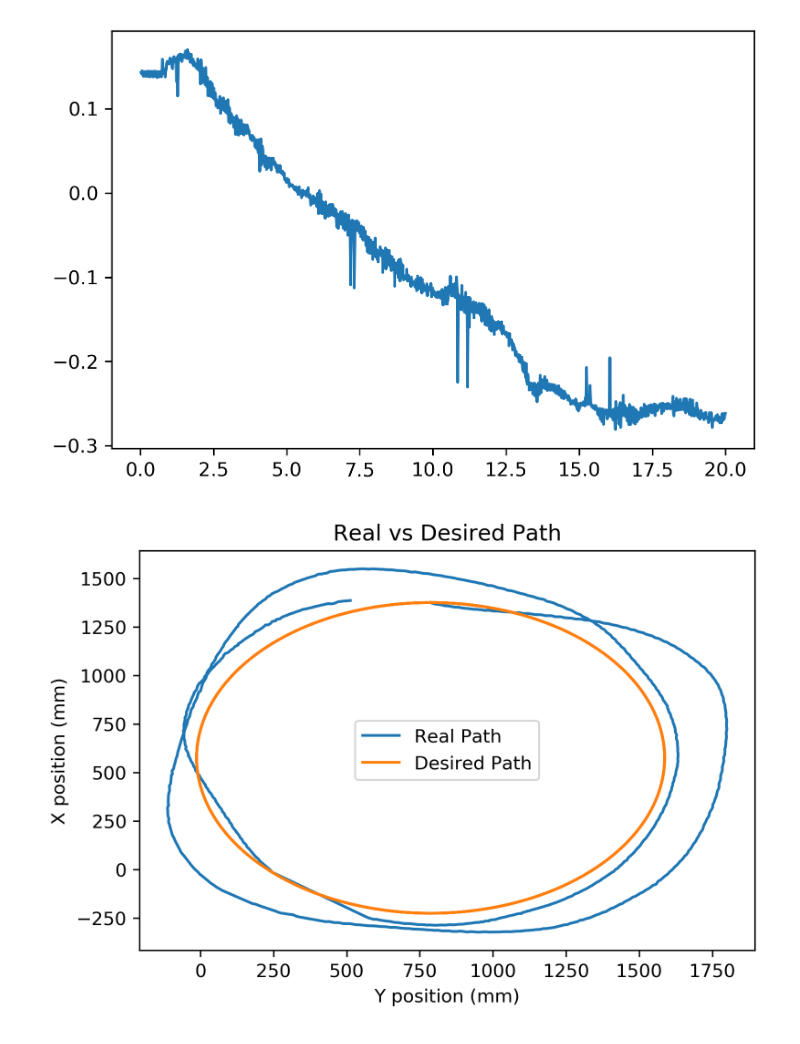
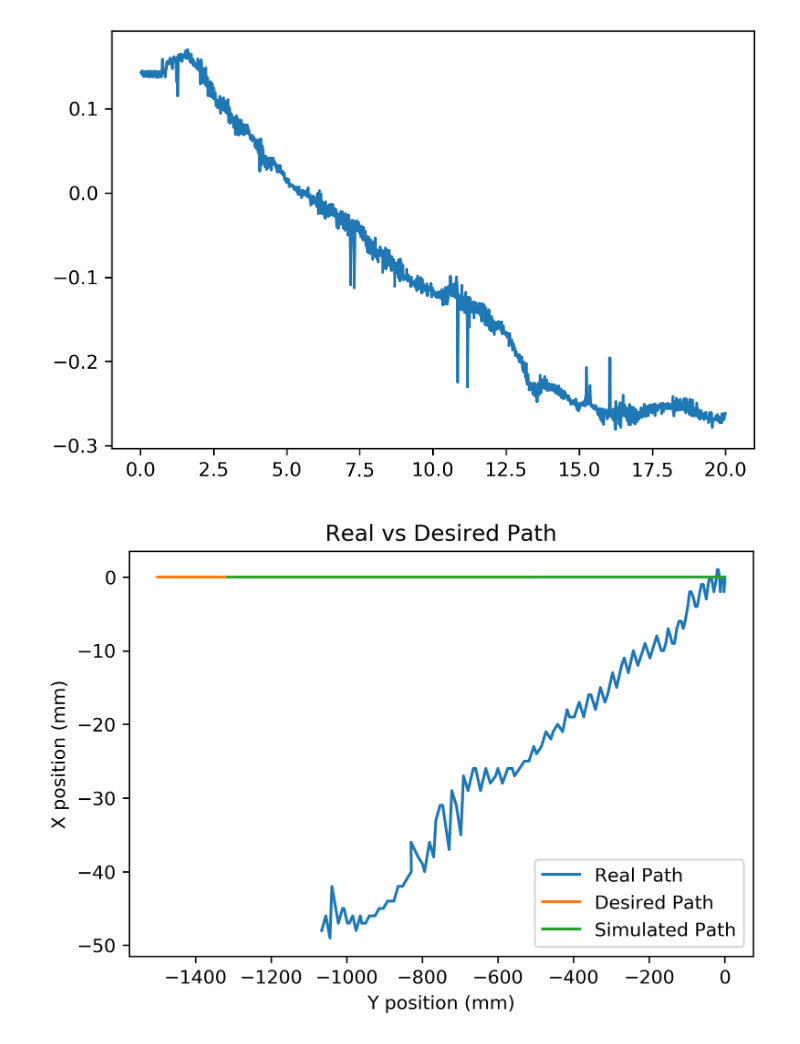
Before and after one commit to dyerbm/OmniWheel, a Jupyter notebook: Omniwheel VICON Code/DataProcessing.ipynb, the cells around one changed output. Cells and saved outputs as stored; diff of their text form; code cells hidden in the pictures.

```diff
--- a/Omniwheel VICON Code/DataProcessing.ipynb
+++ b/Omniwheel VICON Code/DataProcessing.ipynb
@@ -5,11 +5,11 @@ import matplotlib.pyplot as plt
 import matplotlib as mpl
 mpl.rcParams['figure.dpi'] = 300
 # %%
-fileName = "circle10s_800r_3"
+fileName = "Test1_final"
 
-data = pd.read_excel("./Raw Data/"+fileName+"_Raw.xlsx")
-data = data.set_axis(['timeglobal','xR','yR','thetaR','xD','yD','thetaD','xE','yE','thetaE','u1','u2','u3','u4'], axis=1, inplace=False)
-
+data = pd.read_excel("./Raw Data/"+fileName+".xlsx",names=['timeglobal','xR','yR','thetaR','xD','yD','thetaD','u1','u2','u3','u4','xsim','ysim','thetasim'])
+#print(data)
+#data = data.set_axis(['timeglobal','xR','yR','thetaR','xD','yD','thetaD','u1','u2','u3','u4','xsim','ysim','thetasim'], axis='index', inplace=False)
 #get rid of zeros at the end
 dataToDrop = []
 for i in range(len(data['timeglobal'])):
@@ -17,4 +17,4 @@ for i in range(len(data['timeglobal'])):
         dataToDrop = np.append(dataToDrop,i)
 
 data = data.drop(dataToDrop)
-#print(data)
+print(data)
@@ -47,11 +65,11 @@ plt.show()
 [figure]
 [figure]
 # %%
-plt.plot(data['yR'],data['xR'],data['yD'],data['xD'])
+plt.plot(data['xR'][:-745],data['yR'][:-745],data['yD'][:-390],data['xD'][:-390],data['ysim'][:-760],data['xsim'][:-760])
 plt.xlabel('Y position (mm)')
 plt.ylabel('X position (mm)')
-plt.legend(['Real Path', 'Desired Path'])
+plt.legend(['Real Path', 'Desired Path', 'Simulated Path'])
 plt.title('Real vs Desired Path')
 plt.show()
 # %% [output]
-[figure, old version]
+[figure, new version]
```
Also changed, not shown: parts of 5 cells of this notebook, 3 other files.
